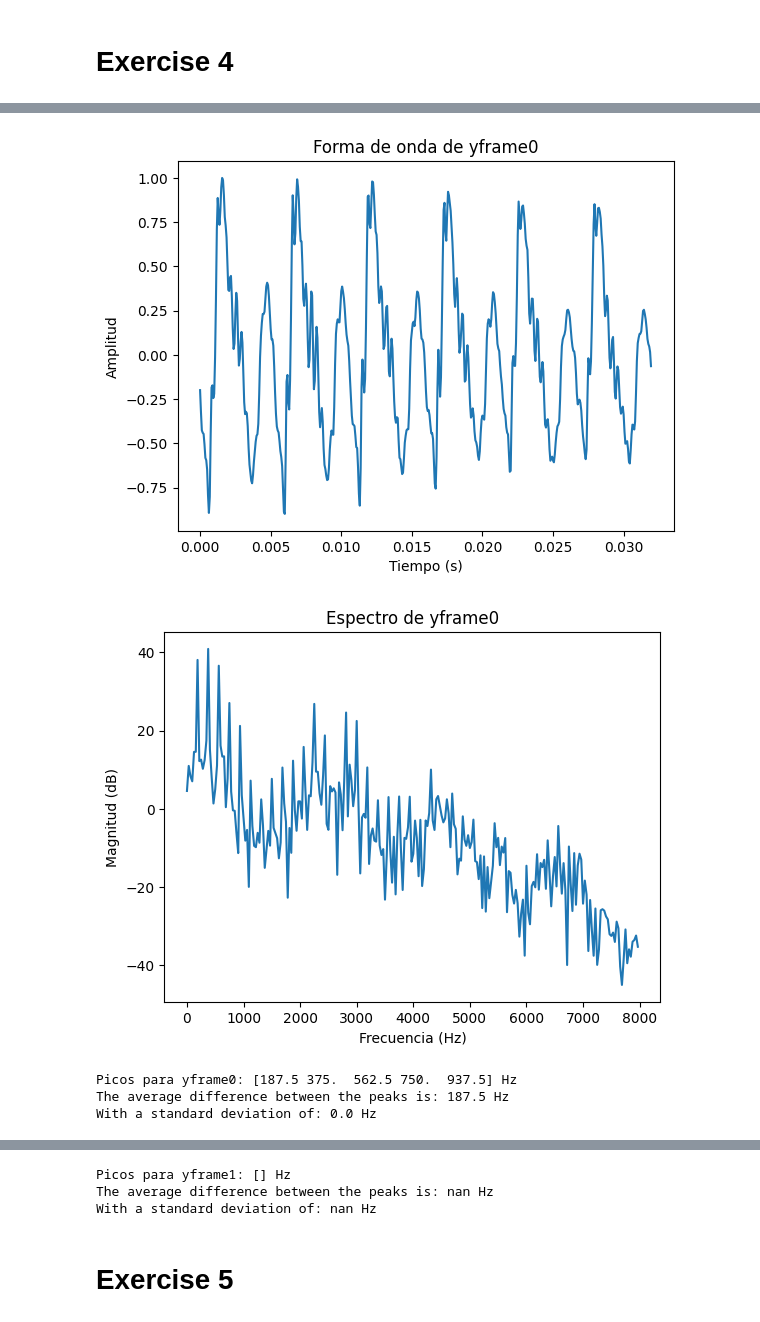
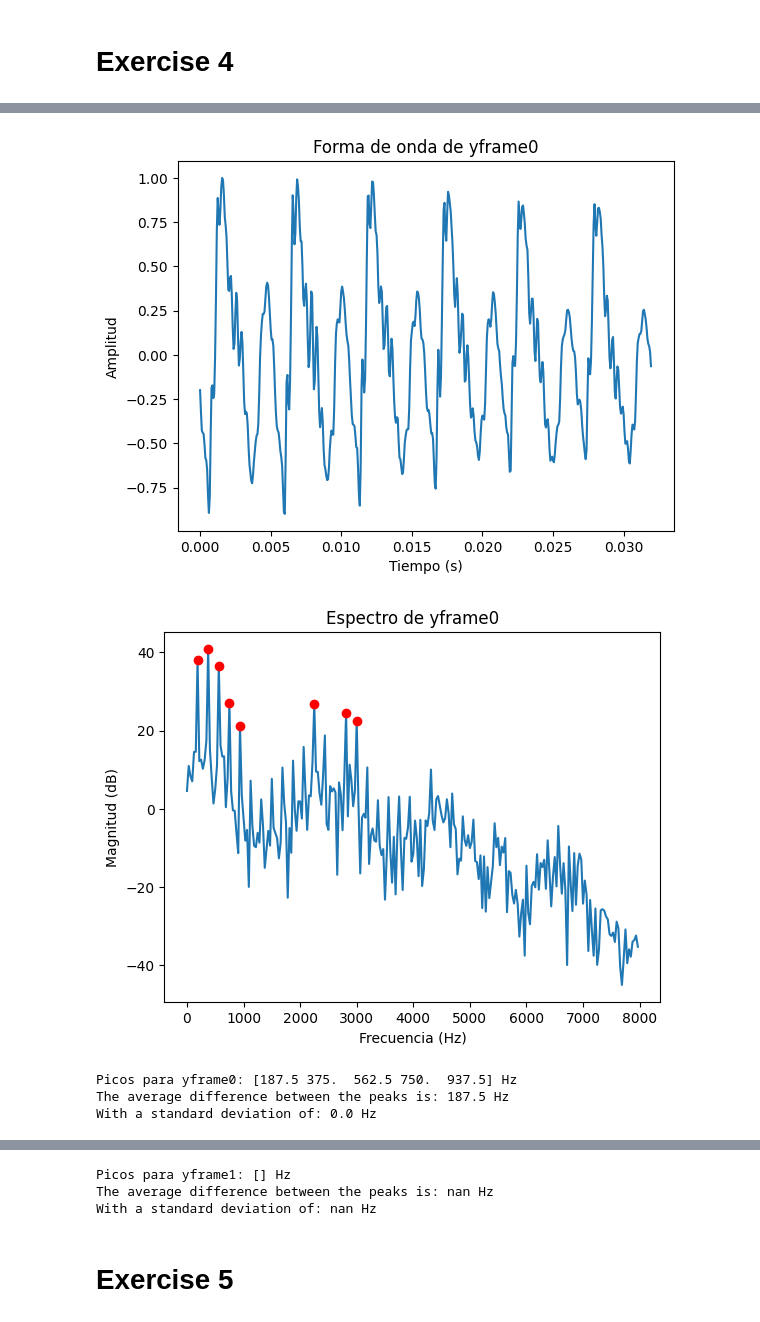
Before and after one commit to carlosedm10/college, a Jupyter notebook: TDS/P2/Prac2.ipynb, the cells around one changed output, grey strips where cells are left out. Drawn from its saved outputs; the diff is of its cells as text; code cells hidden in the pictures.

```diff
--- a/TDS/P2/Prac2.ipynb
+++ b/TDS/P2/Prac2.ipynb
@@ -198,40 +200,42 @@ yframe2 = tres_data[int(0.82 * freq) : int(0.82 * freq) + window_samples]
 frames = [yframe1, yframe2]
 
 for i, yframe in enumerate(frames):
     Yframe = np.fft.fft(yframe)
-    ejef = np.fft.fftfreq(window_samples, 1 / freq)
-
+    ejef = np.fft.fftfreq(window_samples, 1 / freq)  # This is the frequency axis
+    # 6 firsts Peaks of the spectrum
+    picos = np.where((ejef > 0) & (ejef < 4000) & (20 * np.log10(Yframe) > 20))[
+        0
+    ]  # Picos de 20dB o más
     # Time Plot
     plt.figure()
     plt.plot(np.arange(window_samples) / freq, yframe)
     plt.xlabel("Tiempo (s)")
     plt.ylabel("Amplitud")
     plt.title(f"Forma de onda de yframe{i}")
 
     # Frequency Plot
     plt.figure()
     plt.plot(
         ejef[: window_samples // 2],
         20 * np.log10(Yframe[: window_samples // 2]),
     )
+    # Plot the peaks
+    plt.plot(ejef[picos], 20 * np.log10(Yframe[picos]), "ro")
+
     plt.xlabel("Frecuencia (Hz)")
     plt.ylabel("Magnitud (dB)")
     plt.title(f"Espectro de yframe{i}")
     plt.show()
 
-    # 6 firsts Peaks of the spectrum
-    picos = np.where((ejef > 0) & (ejef < 4000) & (20 * np.log10(Yframe) > 20))[
-        0
-    ]  # Picos de 20dB o más
     print(f"Picos para yframe{i}: {ejef[picos][:5]} Hz")
     print(
         f"The average difference between the peaks is: {np.mean(np.diff(ejef[picos][:5]))} Hz"
     )
     print(f"With a standard deviation of: {np.std(np.diff(ejef[picos][:5]))} Hz")
 # %% [output]
 [figure]
 [figure]
-[figure, old version]
+[figure, new version]
 Picos para yframe0: [187.5 375.  562.5 750.  937.5] Hz
 The average difference between the peaks is: 187.5 Hz
 With a standard deviation of: 0.0 Hz
```
Also changed, not shown: parts of 4 cells of this notebook, 1 other file.
